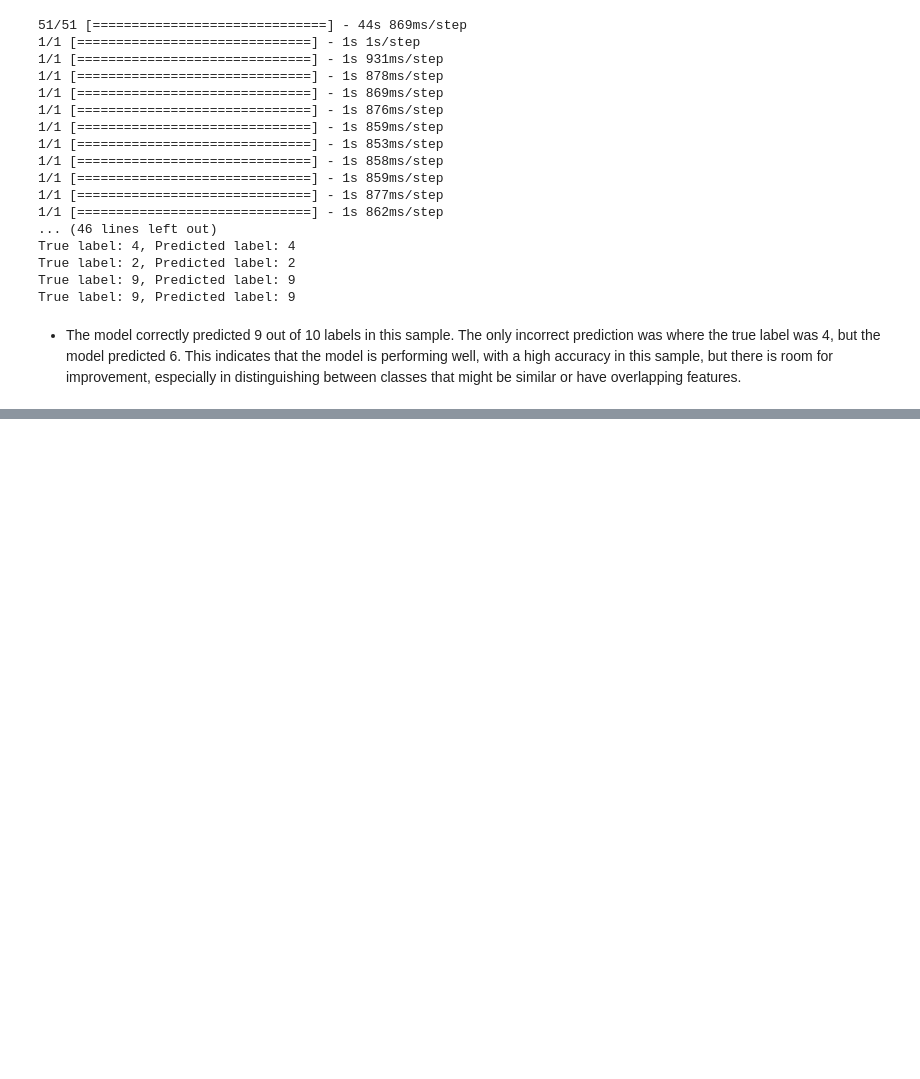
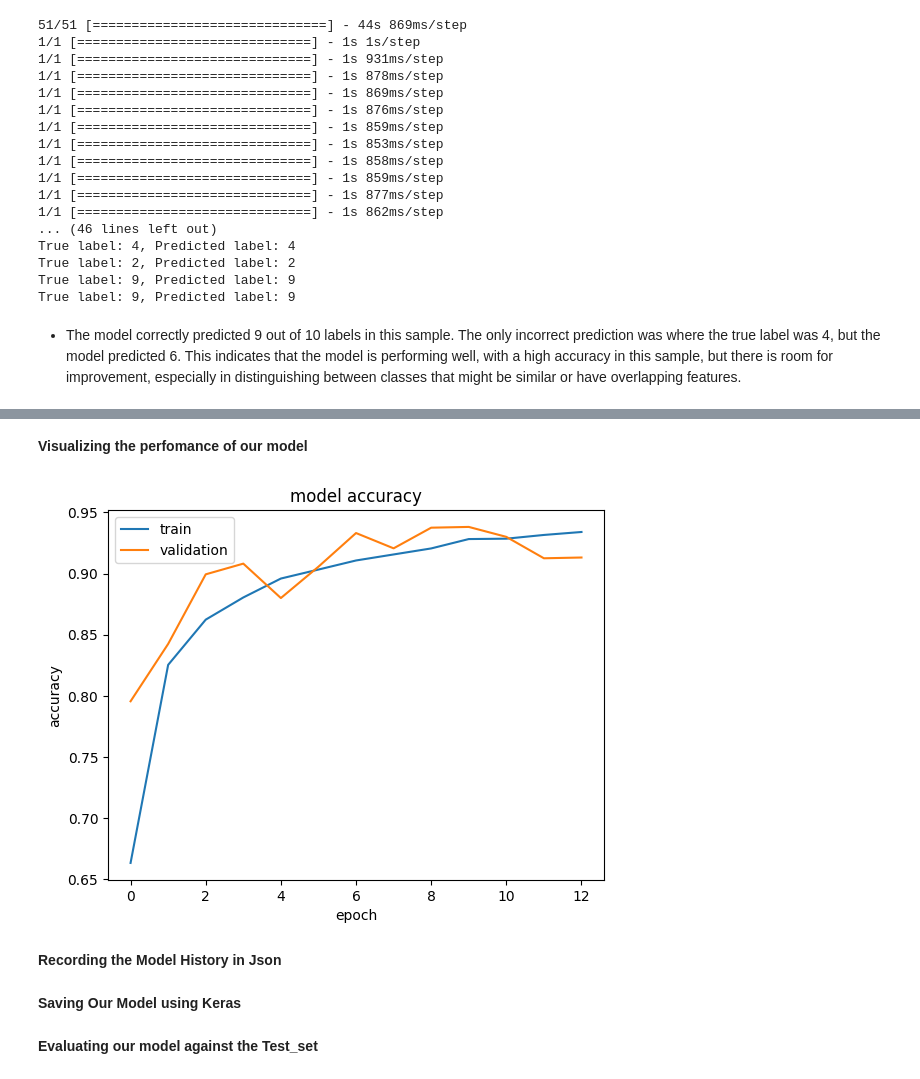
Before and after one commit to KeyMoney22/Plant_disease_classification-, a Jupyter notebook: tomato_disease_detection.ipynb, the cells around one changed output, grey strips where cells are left out. Saved outputs shown, nothing was run; the diff lists cells and outputs as text; code cells hidden in the pictures; blank space fills up the shorter version.

Commit message:
EfficientNetB0 Model with Comment and Observations

```diff
--- a/tomato_disease_detection.ipynb
+++ b/tomato_disease_detection.ipynb
@@ -650,0 +733,20 @@ True label: 9, Predicted label: 9
+# %% [markdown]
+**Visualizing the perfomance of our model**
+# %%
+# Visualizing our accuracy and validation scores
+
+def plot_hist(hist):
+    plt.plot(history_efn.history["accuracy"])
+    plt.plot(history_efn.history["val_accuracy"])
+    plt.title("model accuracy")
+    plt.ylabel("accuracy")
+    plt.xlabel("epoch")
+    plt.legend(["train", "validation"], loc="upper left")
+    plt.show()
+
+
+plot_hist(history_efn)
+# %% [output]
+[figure, added]
+# %% [markdown]
+**Recording the Model History in Json**
@@ -650,0 +758,2 @@ True label: 9, Predicted label: 9
+# %% [markdown]
+**Saving Our Model using Keras**
@@ -650,0 +762,2 @@ True label: 9, Predicted label: 9
+# %% [markdown]
+**Evaluating our model against the Test_set**
```
Also changed, not shown: parts of 16 cells of this notebook.
